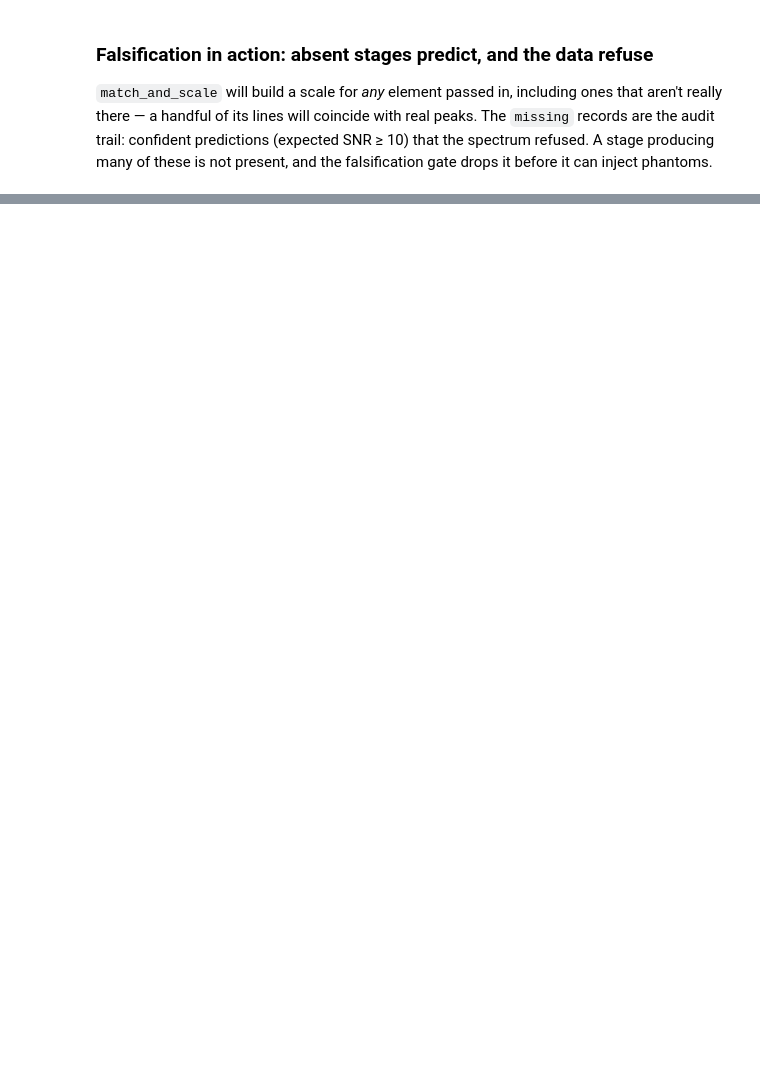
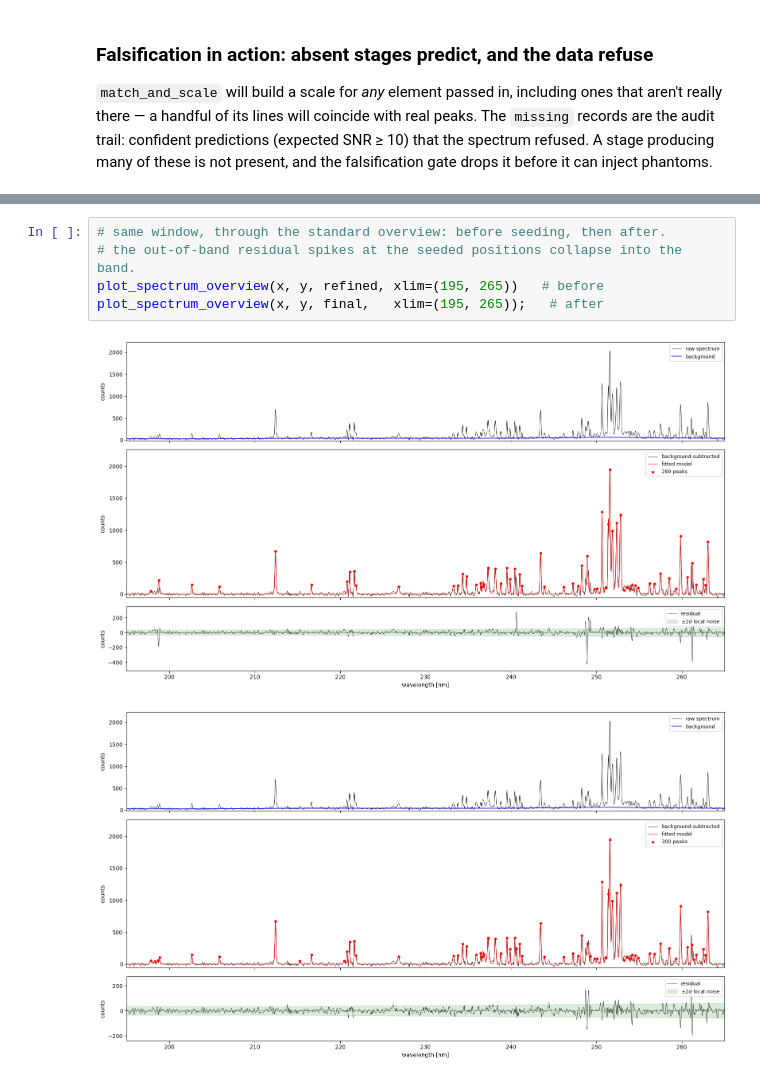
Before and after one commit to MWhitta/alibz, a Jupyter notebook: notebooks/fit_inspection.ipynb, the cells around one changed output, grey strips where cells are left out. Saved outputs shown, nothing was run; the diff lists cells and outputs as text; blank space fills up the shorter version.

```diff
--- a/notebooks/fit_inspection.ipynb
+++ b/notebooks/fit_inspection.ipynb
@@ -317,0 +426,8 @@ top confident predictions the data refused:
+# %%
+# same window, through the standard overview: before seeding, then after.
+# the out-of-band residual spikes at the seeded positions collapse into the band.
+plot_spectrum_overview(x, y, refined, xlim=(195, 265))   # before
+plot_spectrum_overview(x, y, final,   xlim=(195, 265));   # after
+# %% [output]
+[figure, added]
+[figure, added]
```
Also changed, not shown: parts of 15 cells of this notebook, 3 other files.
